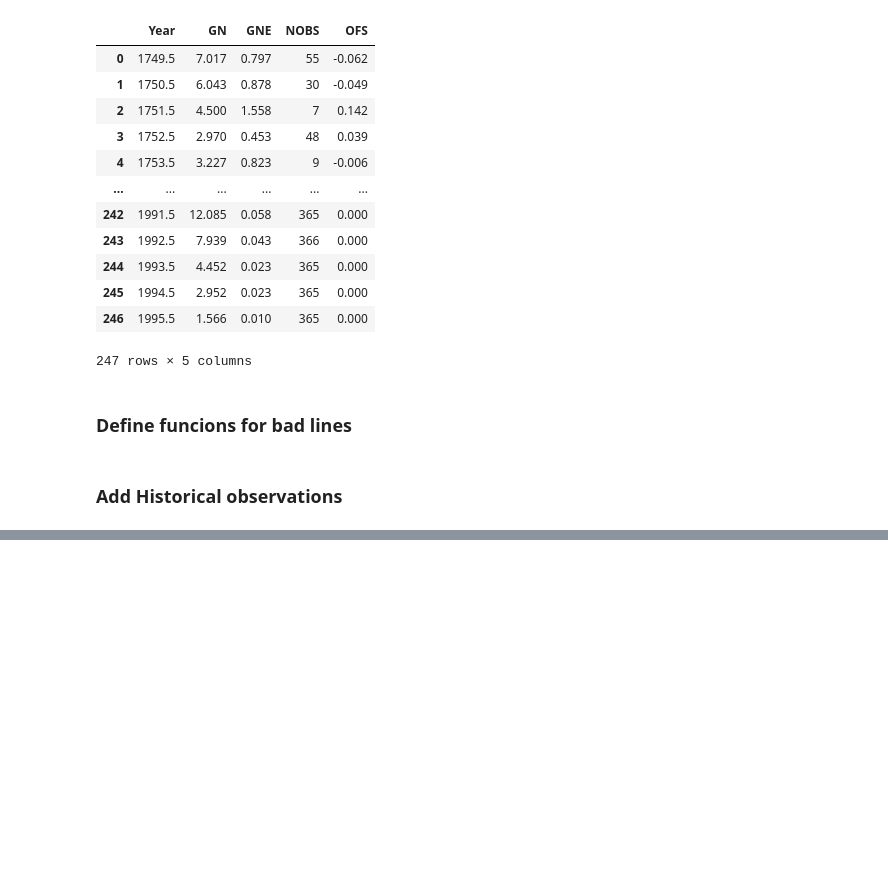
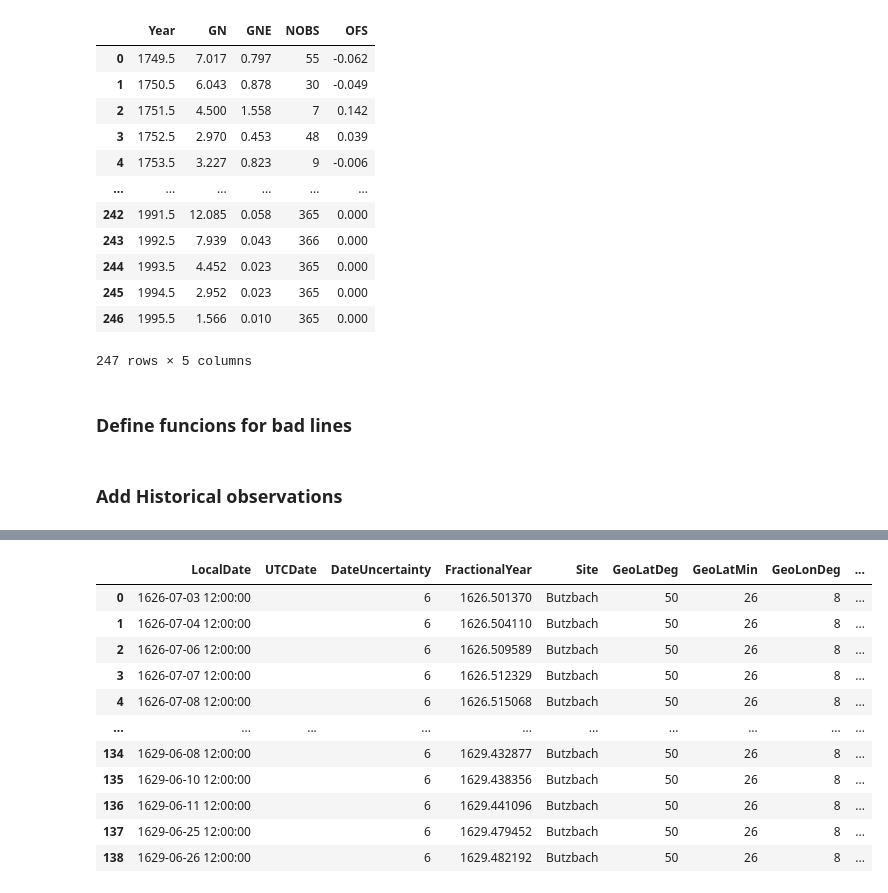
Before and after one commit to amunozj/butterfly_diagram_data, a Jupyter notebook: notebooks/AMJ_HH_long_term_Bfly_1_data_merge.ipynb, the cells around one changed output, grey strips where cells are left out. Saved outputs shown, nothing was run; the diff lists cells and outputs as text; code cells hidden in the pictures; blank space fills up the shorter version.

```diff
--- a/notebooks/AMJ_HH_long_term_Bfly_1_data_merge.ipynb
+++ b/notebooks/AMJ_HH_long_term_Bfly_1_data_merge.ipynb
@@ -3580,0 +1183,87 @@ axcb2.set_yticks([])
+# %%
+# --------------------------------------------------------------------------------------------
+# Mogling
+
+Bfly["Mogling"] = {}
+Bfly["Mogling"]["DF"] = pd.read_excel(
+    DATA_FOLDER + "input_data/1626_1629_mogling_sunspot_position.xlsx"
+)
+
+Bfly["Mogling"]["DF"]["Ordinal"] = Bfly["Mogling"]["DF"].apply(
+    lambda x: datetime.date(
+        int(x["Year"]), int(x["Month"]), int(x["Day"])
+    ).toordinal(),
+    axis=1,
+)
+
+Bfly["Mogling"]["DF"]["FractionalYear"] = Bfly["Mogling"]["DF"].apply(
+    lambda x: x["Year"]
+    + (
+        datetime.date(int(x["Year"]), int(x["Month"]), int(x["Day"])).toordinal()
+        - datetime.date(int(x["Year"]), 1, 1).toordinal()
+    )
+    / (
+        datetime.date(int(x["Year"]) + 1, 1, 1).toordinal()
+        - datetime.date(int(x["Year"]), 1, 1).toordinal()
+    ),
+    axis=1,
+)
+
+Bfly["Mogling"]["DF"]["TmpHour"] = 12
+Bfly["Mogling"]["DF"]["TmpMinute"] = 0
+
+Bfly["Mogling"]["DF"]["LocalDate"] = Bfly["Mogling"]["DF"].apply(
+    lambda x: datetime.datetime(
+        int(x["Year"]),
+        int(x["Month"]),
+        int(x["Day"]),
+        int(x["TmpHour"]),
+        int(x["TmpMinute"]),
+        0,
+    ),
+    axis=1,
+)
+
+Bfly["Mogling"]["DF"]["UTCDate"] = ''
+Bfly["Mogling"]["DF"]["DateUncertainty"] = 6
+Bfly["Mogling"]["DF"]["Site"] = 'Butzbach'
+Bfly["Mogling"]["DF"]["GeoLatDeg"] = 50
+Bfly["Mogling"]["DF"]["GeoLatMin"] = 26
+Bfly["Mogling"]["DF"]["GeoLonDeg"] = 8
+Bfly["Mogling"]["DF"]["GeoLonMin"] = 40
+Bfly["Mogling"]["DF"]["Hour"] = np.nan
+Bfly["Mogling"]["DF"]["Minute"] = np.nan
+Bfly["Mogling"]["DF"]["LatError"] = np.nan
+Bfly["Mogling"]["DF"]["CarringtonLon"] = np.nan
+Bfly["Mogling"]["DF"]["LonFromDiskCenter"] = Bfly["Mogling"]["DF"]["Lon"]
+Bfly["Mogling"]["DF"]["DegreesFromDiskCenter"] = np.nan
+Bfly["Mogling"]["DF"]["LonError"] = np.nan
+Bfly["Mogling"]["DF"]["PlacementUncertainty"] = 3
+Bfly["Mogling"]["DF"]["OrientationUncertainty"] = 3
+Bfly["Mogling"]["DF"]["RawGroupArea"] = np.nan
+Bfly["Mogling"]["DF"]["RawSpotArea"] = np.nan
+Bfly["Mogling"]["DF"]["RawSpotAreaUmbral"] = np.nan
+Bfly["Mogling"]["DF"]["SpotID"] = np.nan
+Bfly["Mogling"]["DF"]["GroupID"] = np.nan
+Bfly["Mogling"]["DF"]["Source"] = "Mogling"
+Bfly["Mogling"]["DF"]["Cycle"] = np.nan
+Bfly["Mogling"]["DF"]["CycleName"] = ''
+Bfly["Mogling"]["DF"]["Origin"] = 'Hayakawa2021a'
+Bfly["Mogling"]["DF"]["Reference"] = "https://doi.org/10.3847/1538-4357/abdd34"
+
+# TODO: Verified
+Bfly["Mogling"]["DF"] = Bfly["Mogling"]["DF"].loc[:,Columns_to_keep]
+Bfly["Mogling"]["DF"]
+# %% [output]
+|  | LocalDate | UTCDate | DateUncertainty | FractionalYear | Site | GeoLatDeg | GeoLatMin | GeoLonDeg | ... |
+| 0 | 1626-07-03 12:00:00 |  | 6 | 1626.501370 | Butzbach | 50 | 26 | 8 | ... |
+| 1 | 1626-07-04 12:00:00 |  | 6 | 1626.504110 | Butzbach | 50 | 26 | 8 | ... |
+| 2 | 1626-07-06 12:00:00 |  | 6 | 1626.509589 | Butzbach | 50 | 26 | 8 | ... |
+| 3 | 1626-07-07 12:00:00 |  | 6 | 1626.512329 | Butzbach | 50 | 26 | 8 | ... |
+| 4 | 1626-07-08 12:00:00 |  | 6 | 1626.515068 | Butzbach | 50 | 26 | 8 | ... |
+| ... | ... | ... | ... | ... | ... | ... | ... | ... | ... |
+| 134 | 1629-06-08 12:00:00 |  | 6 | 1629.432877 | Butzbach | 50 | 26 | 8 | ... |
+| 135 | 1629-06-10 12:00:00 |  | 6 | 1629.438356 | Butzbach | 50 | 26 | 8 | ... |
+| 136 | 1629-06-11 12:00:00 |  | 6 | 1629.441096 | Butzbach | 50 | 26 | 8 | ... |
+| 137 | 1629-06-25 12:00:00 |  | 6 | 1629.479452 | Butzbach | 50 | 26 | 8 | ... |
+| 138 | 1629-06-26 12:00:00 |  | 6 | 1629.482192 | Butzbach | 50 | 26 | 8 | ... |
```
Also changed, not shown: parts of 85 cells of this notebook.
